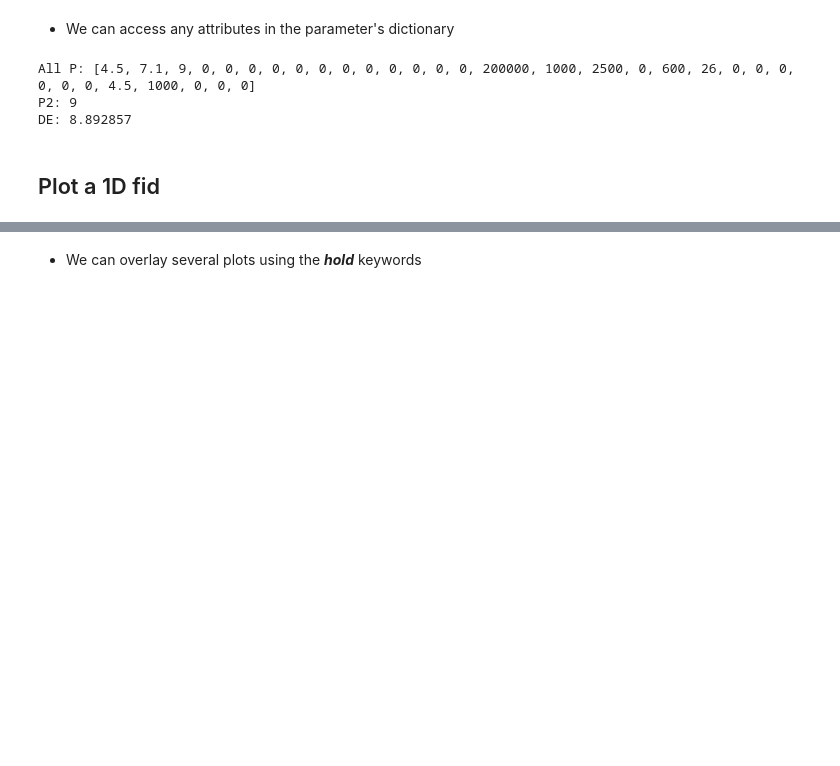
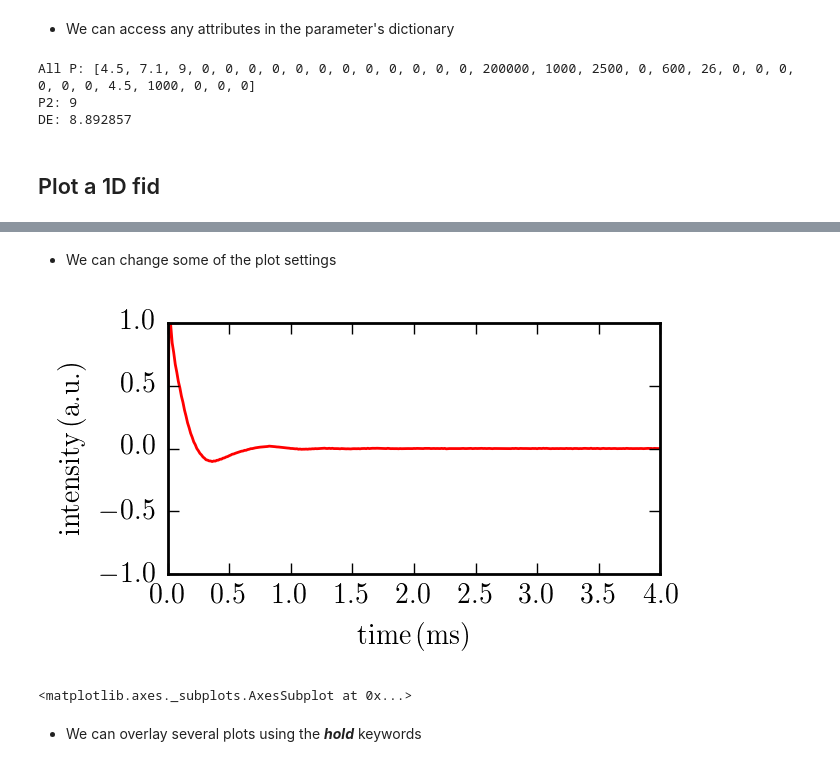
Before and after one commit to fernandezc/masai, a Jupyter notebook: ipython_nmr.ipynb, the cells around one changed output, grey strips where cells are left out. Drawn from its saved outputs; the diff is of its cells as text; code cells hidden in the pictures; blank space fills up the shorter version.

```diff
--- a/ipython_nmr.ipynb
+++ b/ipython_nmr.ipynb
@@ -101,6 +102,15 @@ a = Plot1d(fd)  # basic default plot
 # %% [output]
 [interactive output not drawn]
 [interactive output not drawn]
+# %% [markdown]
+* We can change some of the plot settings
+# %%
+Plot1d(fd,
+        figsize=(3.4,2.0), dpi=200, fontsize=10,
+        imag=True, xlim=(0, 4), ylim=(-1, 1), c='red')
+# %% [output]
+[figure, added]
+<matplotlib.axes._subplots.AxesSubplot at 0x...>
 # %% [markdown]
 * We can overlay several plots using the ***hold*** keywords
 # %%
```
Also changed, not shown: parts of 14 cells of this notebook, 7 other files.
